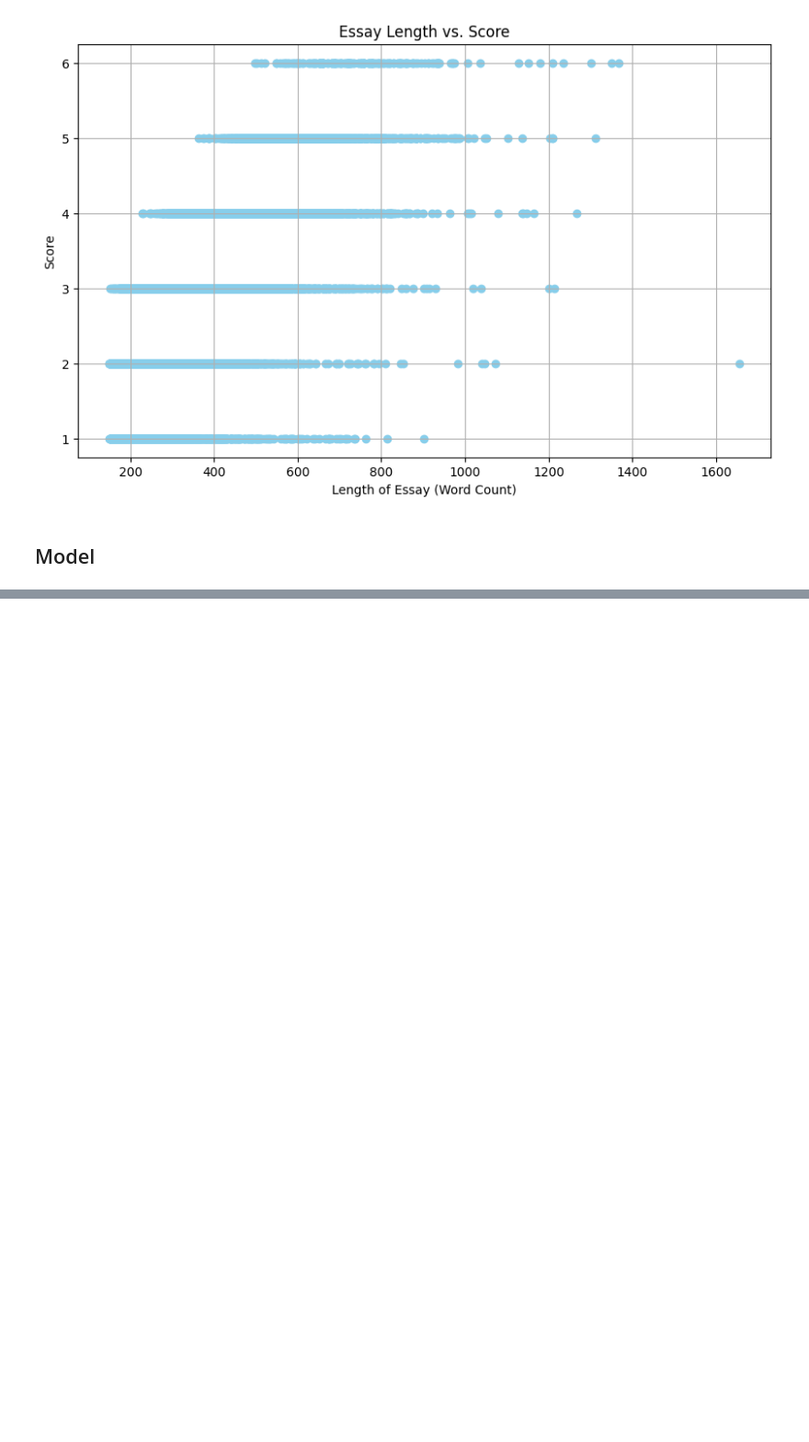
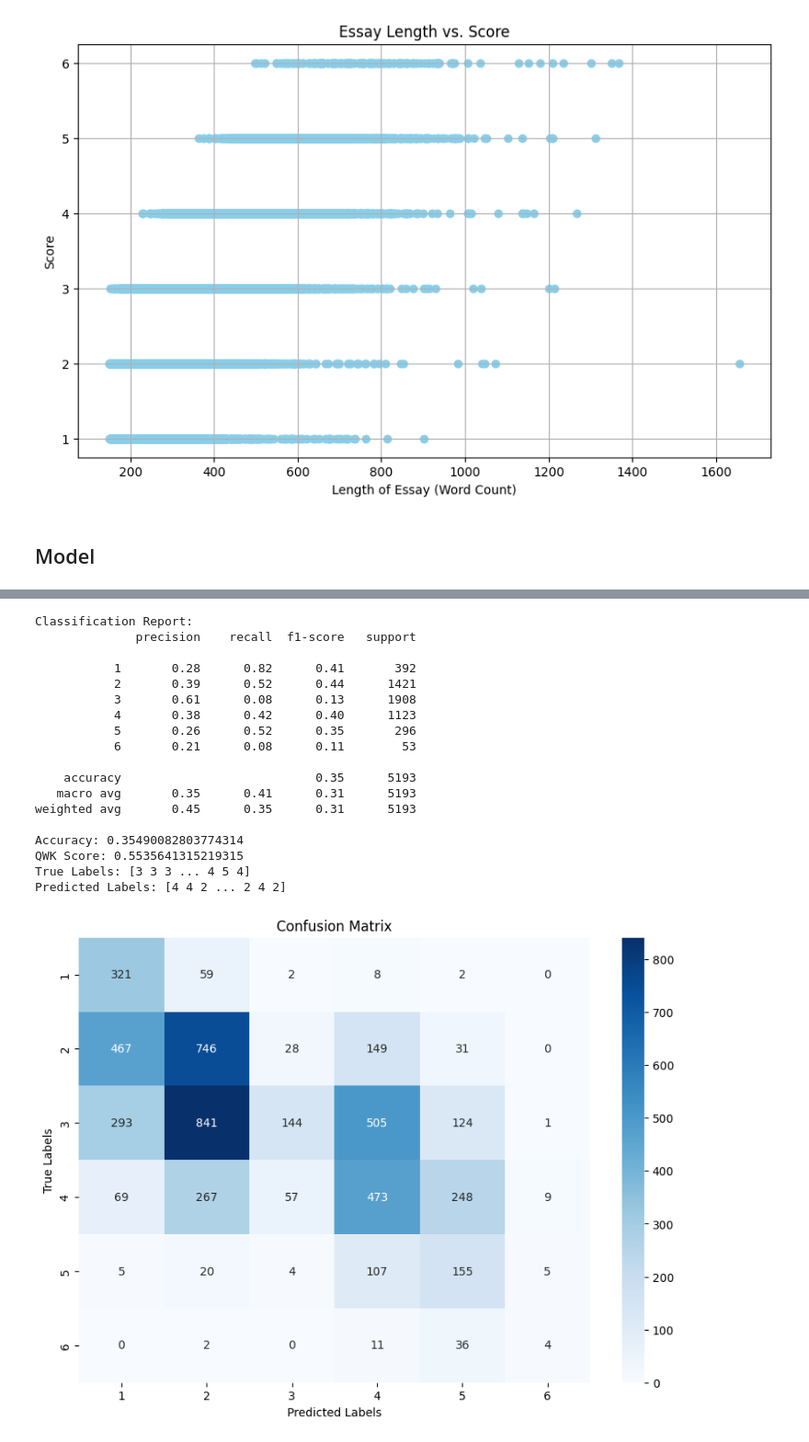
Before and after one commit to sachinprasanna7/Automated-Essay-Scoring, a Jupyter notebook: logistic_regression_code_abhayjit.ipynb, the cells around one changed output, grey strips where cells are left out. Shown at 92% size. Drawn from its saved outputs; the diff is of its cells as text; code cells hidden in the pictures; blank space fills up the shorter version.

```diff
--- a/logistic_regression_code_abhayjit.ipynb
+++ b/logistic_regression_code_abhayjit.ipynb
@@ -402,0 +367,61 @@ Accuracy: 0.49528211053341037
+# %%
+def compute_metrics(eval_pred):
+    predictions, labels = eval_pred
+    qwk = cohen_kappa_score(labels, predictions.clip(0, 5).round(0), weights='quadratic')
+    results = {'qwk': qwk}
+    return results
+# %%
+X_train, X_test, y_train, y_test = train_test_split(tfidf_matrix, df['score'], test_size=0.3, random_state=42)
+
+# model = LogisticRegression(max_iter=1000)
+model = LogisticRegression(max_iter=1000, C=0.5, solver='saga', penalty='l1', class_weight='balanced', random_state=42)
+
+# Train the model
+model.fit(X_train, y_train)
+
+# Make predictions
+y_pred = model.predict(X_test)
+
+# Evaluate the model using classification metrics
+print("Classification Report:")
+print(classification_report(y_test, y_pred, zero_division=1))
+print("Accuracy:", accuracy_score(y_test, y_pred))
+
+# Calculate and print the QWK Score
+eval_pred = (y_pred, y_test)  # Define the tuple for predictions and actual labels
+eval_results = compute_metrics(eval_pred)
+print("QWK Score:", eval_results['qwk'])
+
+
+# Print true and predicted labels
+print("True Labels:", y_test.values)
+print("Predicted Labels:", y_pred)
+
+# Plotting the confusion matrix
+cm = confusion_matrix(y_test, y_pred)
+plt.figure(figsize=(10, 7))
+sns.heatmap(cm, annot=True, fmt='g', cmap='Blues', xticklabels=np.unique(y_pred), yticklabels=np.unique(y_pred))
+plt.xlabel('Predicted Labels')
+plt.ylabel('True Labels')
+plt.title('Confusion Matrix')
+plt.show()
+# %% [output]
+Classification Report:
+              precision    recall  f1-score   support
+
+           1       0.28      0.82      0.41       392
+           2       0.39      0.52      0.44      1421
+           3       0.61      0.08      0.13      1908
+           4       0.38      0.42      0.40      1123
+           5       0.26      0.52      0.35       296
+           6       0.21      0.08      0.11        53
+
+    accuracy                           0.35      5193
+   macro avg       0.35      0.41      0.31      5193
+weighted avg       0.45      0.35      0.31      5193
+
+Accuracy: 0.35490082803774314
+QWK Score: 0.5535641315219315
+True Labels: [3 3 3 ... 4 5 4]
+Predicted Labels: [4 4 2 ... 2 4 2]
+[figure, added]
```
Also changed, not shown: parts of 2 cells of this notebook.
